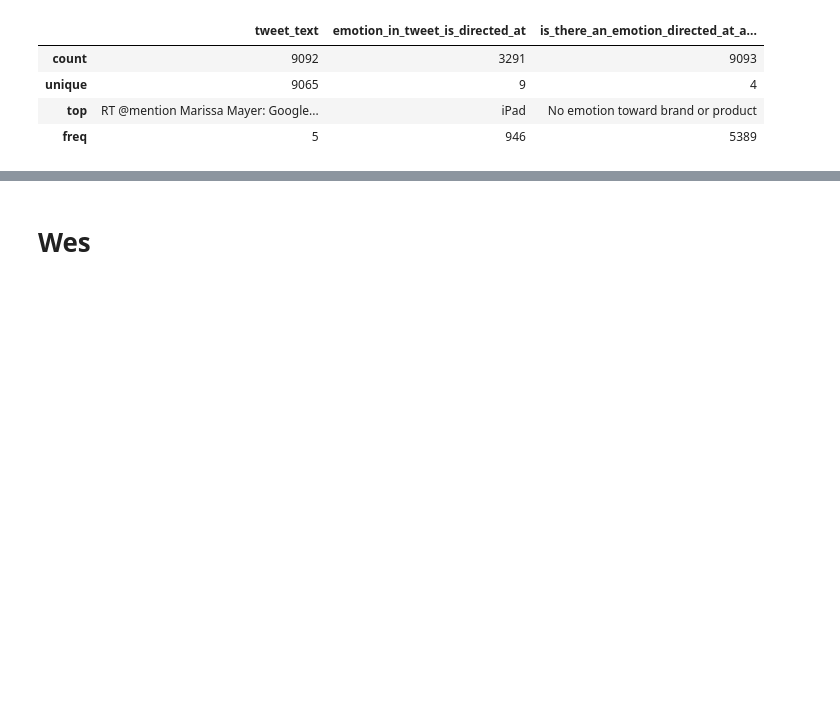
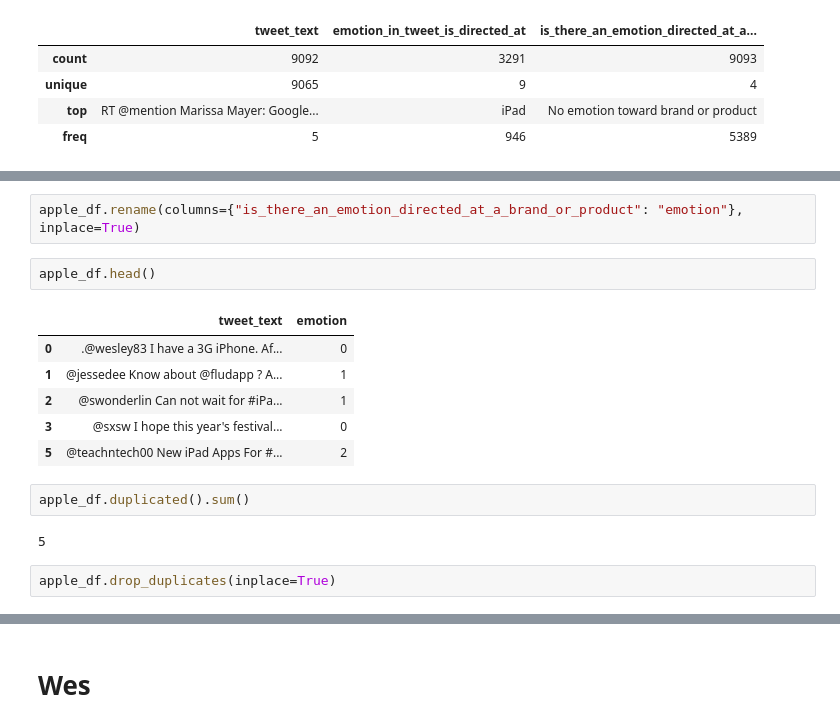
Before and after one commit to hthota1/Twitter-Sentiment-Analysis, a Jupyter notebook: Notebook.ipynb, the cells around one changed output, grey strips where cells are left out. Cells and saved outputs as stored; diff of their text form; blank space fills up the shorter version.

```diff
--- a/Notebook.ipynb
+++ b/Notebook.ipynb
@@ -38,0 +128,17 @@ df.describe()
+# %%
+apple_df.rename(columns={"is_there_an_emotion_directed_at_a_brand_or_product": "emotion"}, inplace=True)
+# %%
+apple_df.head()
+# %% [output]
+|  | tweet_text | emotion |
+| 0 | .@wesley83 I have a 3G iPhone. Af... | 0 |
+| 1 | @jessedee Know about @fludapp ? A... | 1 |
+| 2 | @swonderlin Can not wait for #iPa... | 1 |
+| 3 | @sxsw I hope this year's festival... | 0 |
+| 5 | @teachntech00 New iPad Apps For #... | 2 |
+# %%
+apple_df.duplicated().sum()
+# %% [output]
+5
+# %%
+apple_df.drop_duplicates(inplace=True)
```
Also changed, not shown: parts of 25 cells of this notebook.
